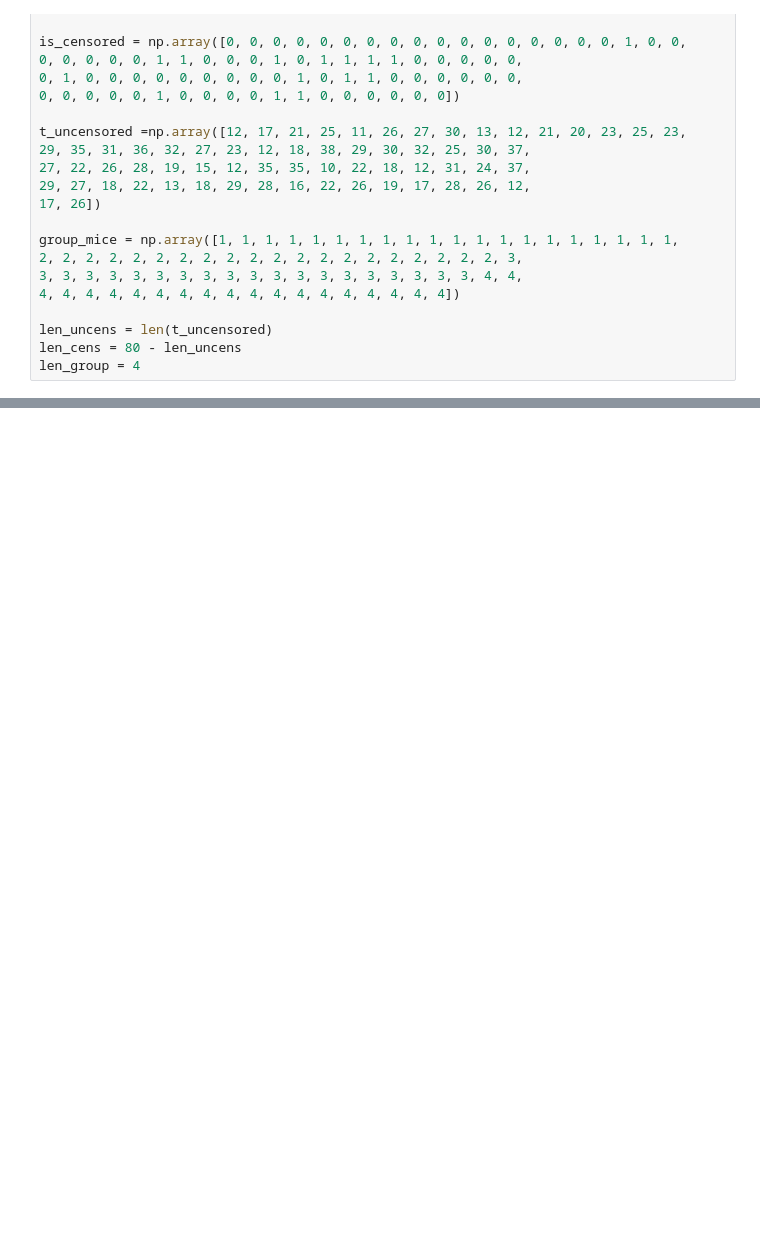
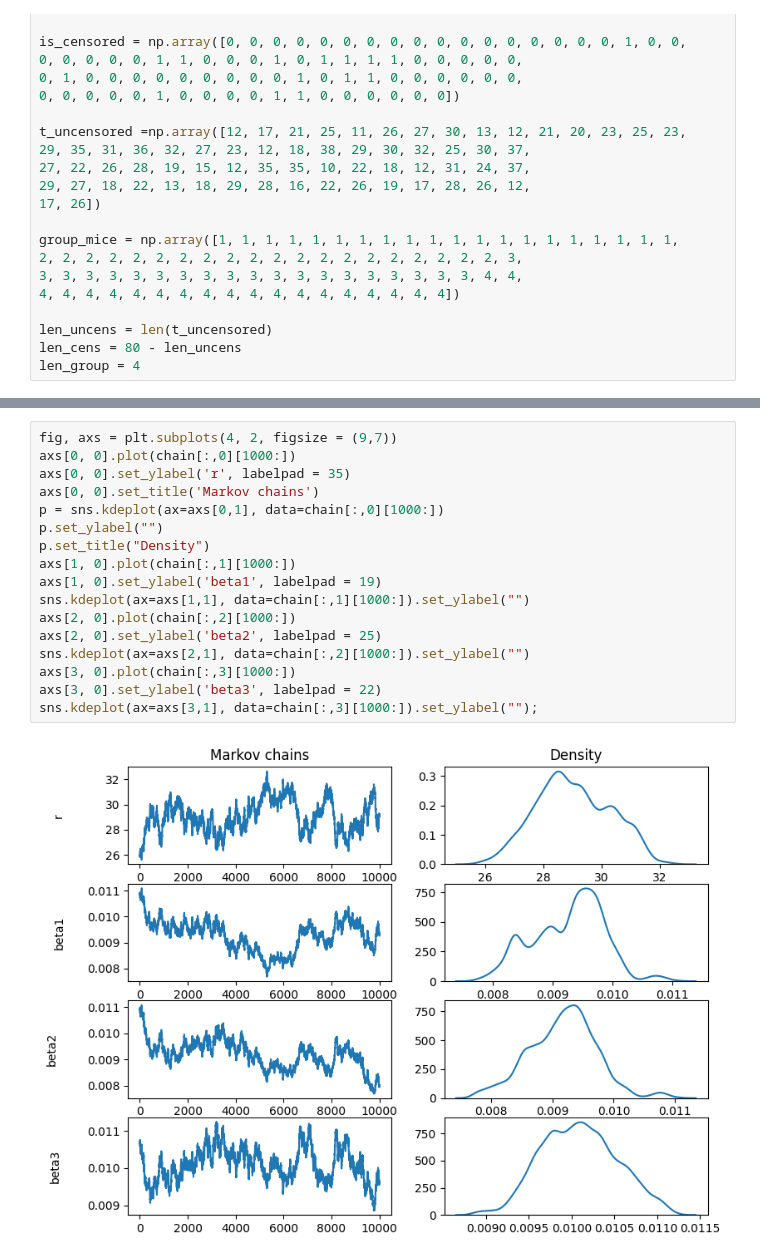
Before and after one commit to Saaaad2000/ProjetBayesMathsapp, a Jupyter notebook: mice.ipynb, the cells around one changed output, grey strips where cells are left out. Cells and saved outputs as stored; diff of their text form; blank space fills up the shorter version.

Commit message:
First try code + vizu markov cahin

```diff
--- a/mice.ipynb
+++ b/mice.ipynb
@@ -172,0 +206,19 @@ def mice(nchain,init_r,init_beta1,init_beta2,init_beta3,init_beta4,init_vehcontr
+# %%
+fig, axs = plt.subplots(4, 2, figsize = (9,7))
+axs[0, 0].plot(chain[:,0][1000:])
+axs[0, 0].set_ylabel('r', labelpad = 35)
+axs[0, 0].set_title('Markov chains')
+p = sns.kdeplot(ax=axs[0,1], data=chain[:,0][1000:])
+p.set_ylabel("")
+p.set_title("Density")
+axs[1, 0].plot(chain[:,1][1000:])
+axs[1, 0].set_ylabel('beta1', labelpad = 19)
+sns.kdeplot(ax=axs[1,1], data=chain[:,1][1000:]).set_ylabel("")
+axs[2, 0].plot(chain[:,2][1000:])
+axs[2, 0].set_ylabel('beta2', labelpad = 25)
+sns.kdeplot(ax=axs[2,1], data=chain[:,2][1000:]).set_ylabel("")
+axs[3, 0].plot(chain[:,3][1000:])
+axs[3, 0].set_ylabel('beta3', labelpad = 22)
+sns.kdeplot(ax=axs[3,1], data=chain[:,3][1000:]).set_ylabel("");
+# %% [output]
+[figure, added]
```
Also changed, not shown: parts of 8 cells of this notebook.
